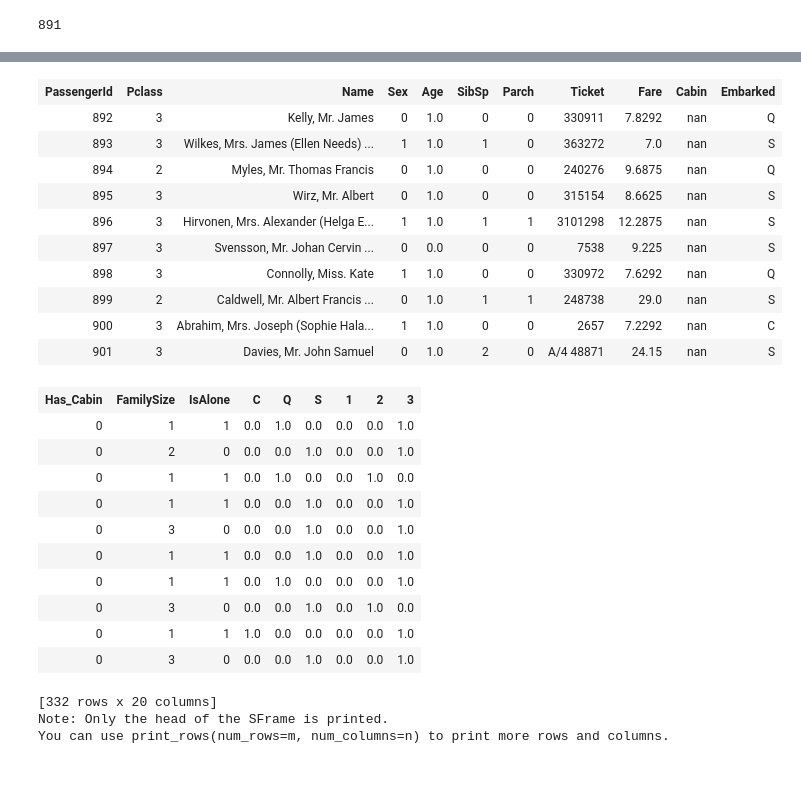
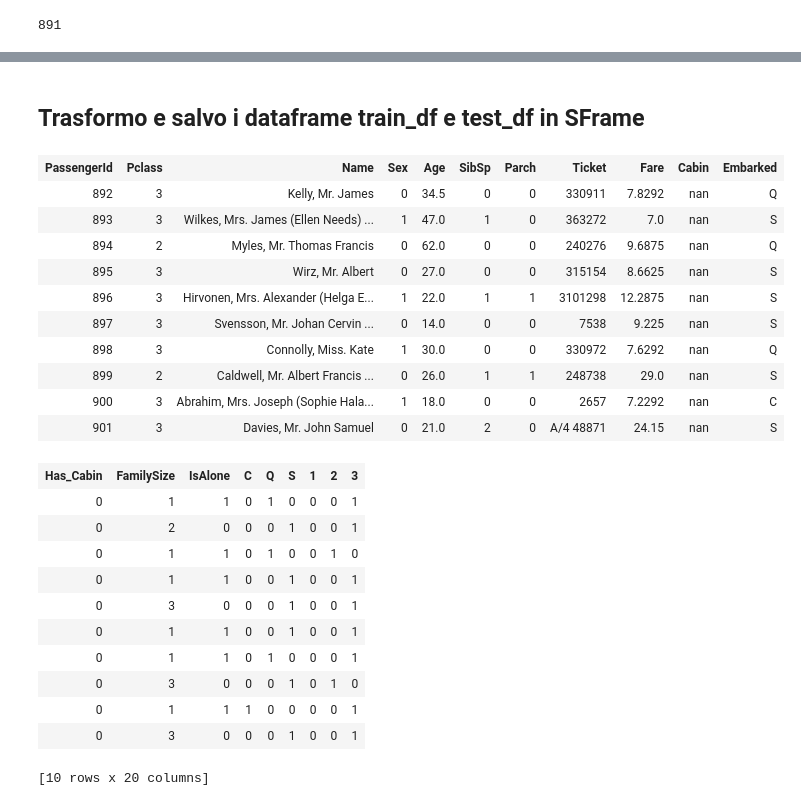
Before and after one commit to e-petrachi/MachineLearningPractices, a Jupyter notebook: Classification/00_Titanic_datamining.ipynb, the cells around one changed output, grey strips where cells are left out. Drawn from its saved outputs; the diff is of its cells as text; code cells hidden in the pictures; blank space fills up the shorter version.

```diff
--- a/Classification/00_Titanic_datamining.ipynb
+++ b/Classification/00_Titanic_datamining.ipynb
@@ -350 +275,3 @@ memory usage: 89.2+ KB
+# %% [markdown]
+## Trasformo e salvo i dataframe train_df e test_df in SFrame
 # %%
@@ -358,28 +283,26 @@ test_sf.save("test_sf.csv")
 # %%
-test_sf
+test_sf.head()
 # %% [output]
 | PassengerId | Pclass | Name | Sex | Age | SibSp | Parch | Ticket | Fare | Cabin | Embarked |
-| 892 | 3 | Kelly, Mr. James | 0 | 1.0 | 0 | 0 | 330911 | 7.8292 | nan | Q |
-| 893 | 3 | Wilkes, Mrs. James (Ellen Needs) ... | 1 | 1.0 | 1 | 0 | 363272 | 7.0 | nan | S |
-| 894 | 2 | Myles, Mr. Thomas Francis | 0 | 1.0 | 0 | 0 | 240276 | 9.6875 | nan | Q |
-| 895 | 3 | Wirz, Mr. Albert | 0 | 1.0 | 0 | 0 | 315154 | 8.6625 | nan | S |
-| 896 | 3 | Hirvonen, Mrs. Alexander (Helga E... | 1 | 1.0 | 1 | 1 | 3101298 | 12.2875 | nan | S |
-| 897 | 3 | Svensson, Mr. Johan Cervin ... | 0 | 0.0 | 0 | 0 | 7538 | 9.225 | nan | S |
-| 898 | 3 | Connolly, Miss. Kate | 1 | 1.0 | 0 | 0 | 330972 | 7.6292 | nan | Q |
-| 899 | 2 | Caldwell, Mr. Albert Francis ... | 0 | 1.0 | 1 | 1 | 248738 | 29.0 | nan | S |
-| 900 | 3 | Abrahim, Mrs. Joseph (Sophie Hala... | 1 | 1.0 | 0 | 0 | 2657 | 7.2292 | nan | C |
-| 901 | 3 | Davies, Mr. John Samuel | 0 | 1.0 | 2 | 0 | A/4 48871 | 24.15 | nan | S |
+| 892 | 3 | Kelly, Mr. James | 0 | 34.5 | 0 | 0 | 330911 | 7.8292 | nan | Q |
+| 893 | 3 | Wilkes, Mrs. James (Ellen Needs) ... | 1 | 47.0 | 1 | 0 | 363272 | 7.0 | nan | S |
+| 894 | 2 | Myles, Mr. Thomas Francis | 0 | 62.0 | 0 | 0 | 240276 | 9.6875 | nan | Q |
+| 895 | 3 | Wirz, Mr. Albert | 0 | 27.0 | 0 | 0 | 315154 | 8.6625 | nan | S |
+| 896 | 3 | Hirvonen, Mrs. Alexander (Helga E... | 1 | 22.0 | 1 | 1 | 3101298 | 12.2875 | nan | S |
+| 897 | 3 | Svensson, Mr. Johan Cervin ... | 0 | 14.0 | 0 | 0 | 7538 | 9.225 | nan | S |
+| 898 | 3 | Connolly, Miss. Kate | 1 | 30.0 | 0 | 0 | 330972 | 7.6292 | nan | Q |
+| 899 | 2 | Caldwell, Mr. Albert Francis ... | 0 | 26.0 | 1 | 1 | 248738 | 29.0 | nan | S |
+| 900 | 3 | Abrahim, Mrs. Joseph (Sophie Hala... | 1 | 18.0 | 0 | 0 | 2657 | 7.2292 | nan | C |
+| 901 | 3 | Davies, Mr. John Samuel | 0 | 21.0 | 2 | 0 | A/4 48871 | 24.15 | nan | S |
 | Has_Cabin | FamilySize | IsAlone | C | Q | S | 1 | 2 | 3 |
-| 0 | 1 | 1 | 0.0 | 1.0 | 0.0 | 0.0 | 0.0 | 1.0 |
-| 0 | 2 | 0 | 0.0 | 0.0 | 1.0 | 0.0 | 0.0 | 1.0 |
-| 0 | 1 | 1 | 0.0 | 1.0 | 0.0 | 0.0 | 1.0 | 0.0 |
-| 0 | 1 | 1 | 0.0 | 0.0 | 1.0 | 0.0 | 0.0 | 1.0 |
-| 0 | 3 | 0 | 0.0 | 0.0 | 1.0 | 0.0 | 0.0 | 1.0 |
-| 0 | 1 | 1 | 0.0 | 0.0 | 1.0 | 0.0 | 0.0 | 1.0 |
-| 0 | 1 | 1 | 0.0 | 1.0 | 0.0 | 0.0 | 0.0 | 1.0 |
-| 0 | 3 | 0 | 0.0 | 0.0 | 1.0 | 0.0 | 1.0 | 0.0 |
-| 0 | 1 | 1 | 1.0 | 0.0 | 0.0 | 0.0 | 0.0 | 1.0 |
-| 0 | 3 | 0 | 0.0 | 0.0 | 1.0 | 0.0 | 0.0 | 1.0 |
+| 0 | 1 | 1 | 0 | 1 | 0 | 0 | 0 | 1 |
+| 0 | 2 | 0 | 0 | 0 | 1 | 0 | 0 | 1 |
+| 0 | 1 | 1 | 0 | 1 | 0 | 0 | 1 | 0 |
+| 0 | 1 | 1 | 0 | 0 | 1 | 0 | 0 | 1 |
+| 0 | 3 | 0 | 0 | 0 | 1 | 0 | 0 | 1 |
+| 0 | 1 | 1 | 0 | 0 | 1 | 0 | 0 | 1 |
+| 0 | 1 | 1 | 0 | 1 | 0 | 0 | 0 | 1 |
+| 0 | 3 | 0 | 0 | 0 | 1 | 0 | 1 | 0 |
+| 0 | 1 | 1 | 1 | 0 | 0 | 0 | 0 | 1 |
+| 0 | 3 | 0 | 0 | 0 | 1 | 0 | 0 | 1 |
-[332 rows x 20 columns]
-Note: Only the head of the SFrame is printed.
-You can use print_rows(num_rows=m, num_columns=n) to print more rows and columns.
+[10 rows x 20 columns]
```
Also changed, not shown: parts of 24 cells of this notebook.
